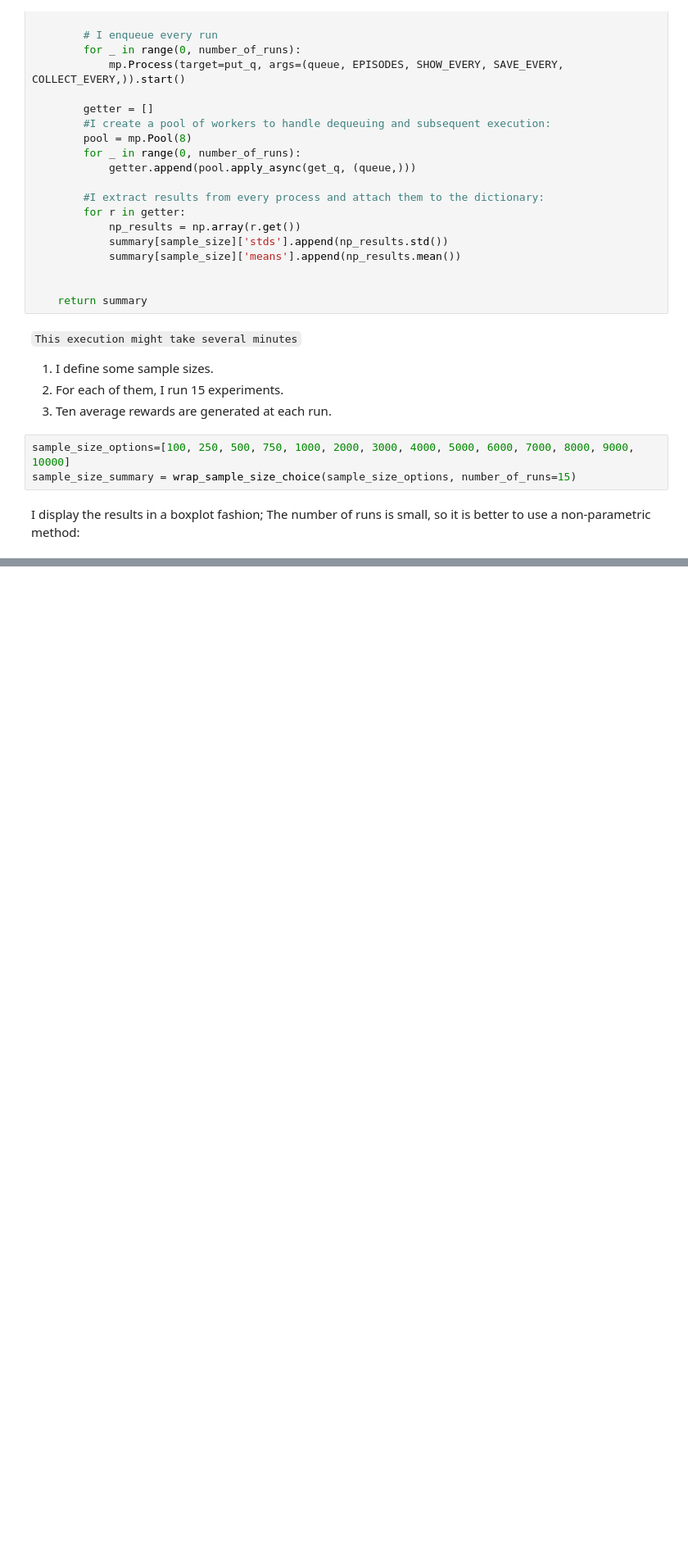
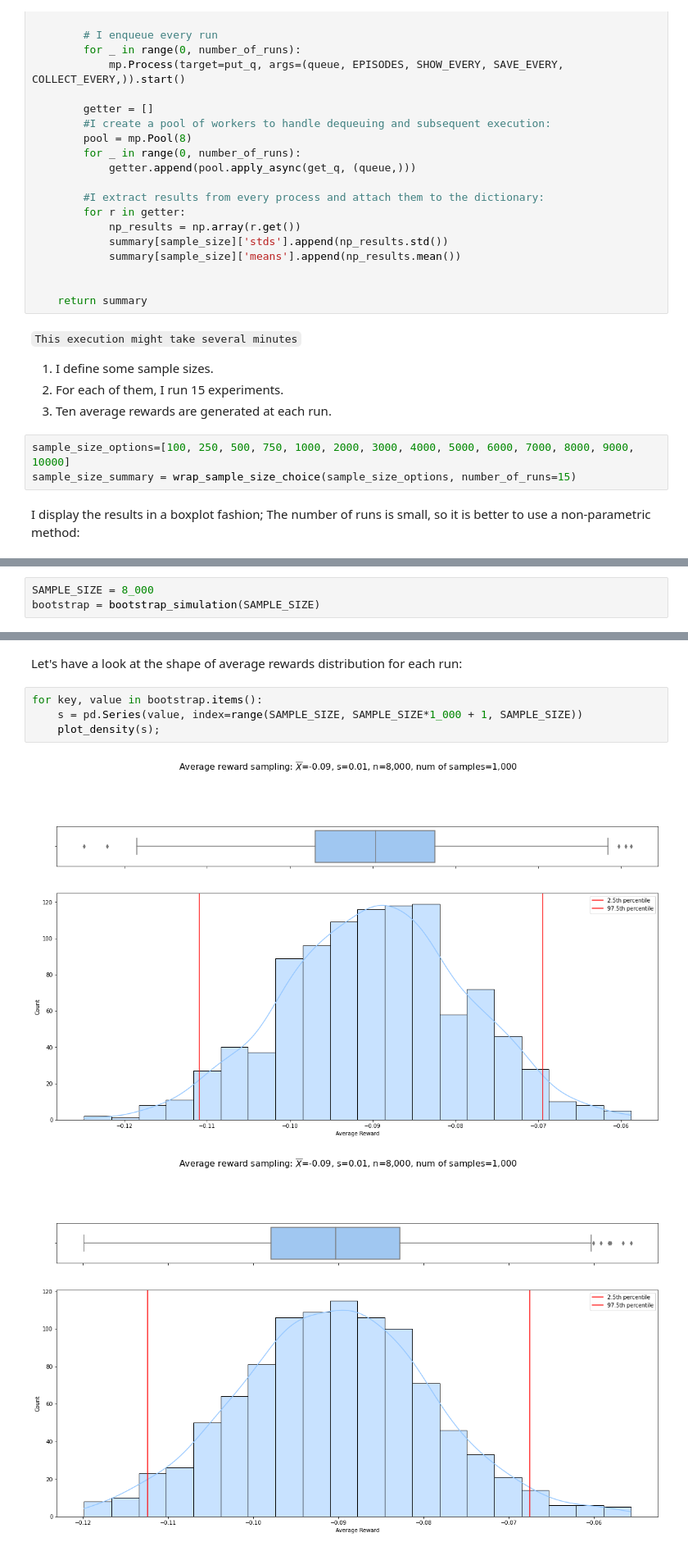
Before and after one commit to Xavi-Linux/Fatjack, a Jupyter notebook: Train_Test.ipynb, the cells around one changed output, grey strips where cells are left out. Shown at 82% size. Cells and saved outputs as stored; diff of their text form; blank space fills up the shorter version.

Commit message:
Bootstrapping finished

```diff
--- a/Train_Test.ipynb
+++ b/Train_Test.ipynb
@@ -604,2 +586,5 @@ def bootstrap_simulation(sample_size, num_of_samples=1_000, number_of_runs=10):
 
     return summary
+# %%
+SAMPLE_SIZE = 8_000
+bootstrap = bootstrap_simulation(SAMPLE_SIZE)
@@ -605,0 +609,9 @@ def bootstrap_simulation(sample_size, num_of_samples=1_000, number_of_runs=10):
+# %% [markdown]
+Let's have a look at the shape of average rewards distribution for each run:
+# %%
+for key, value in bootstrap.items():
+    s = pd.Series(value, index=range(SAMPLE_SIZE, SAMPLE_SIZE*1_000 + 1, SAMPLE_SIZE))
+    plot_density(s);
+# %% [output]
+[figure, added]
+[figure, added]
```
Also changed, not shown: parts of 12 cells of this notebook.
